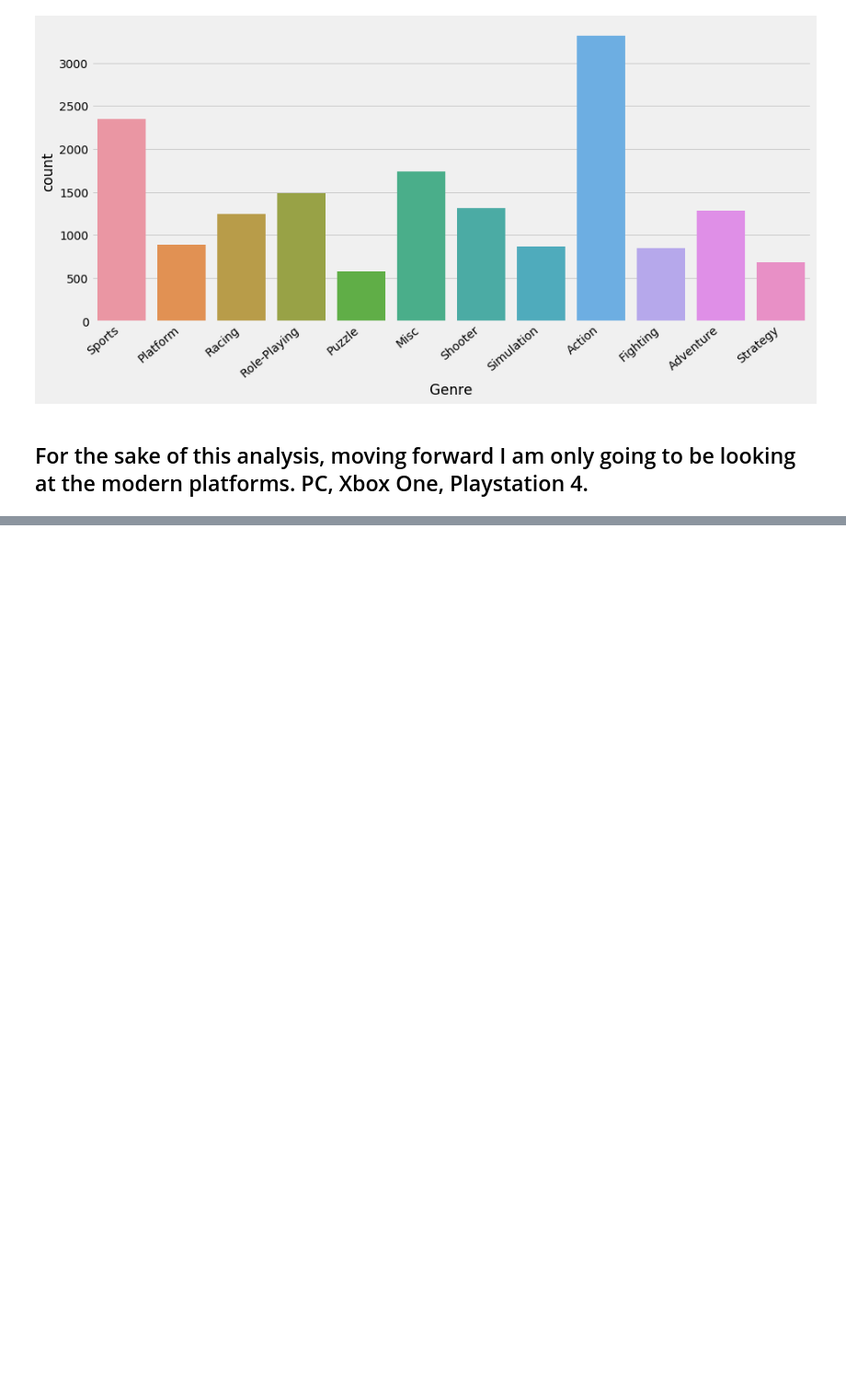
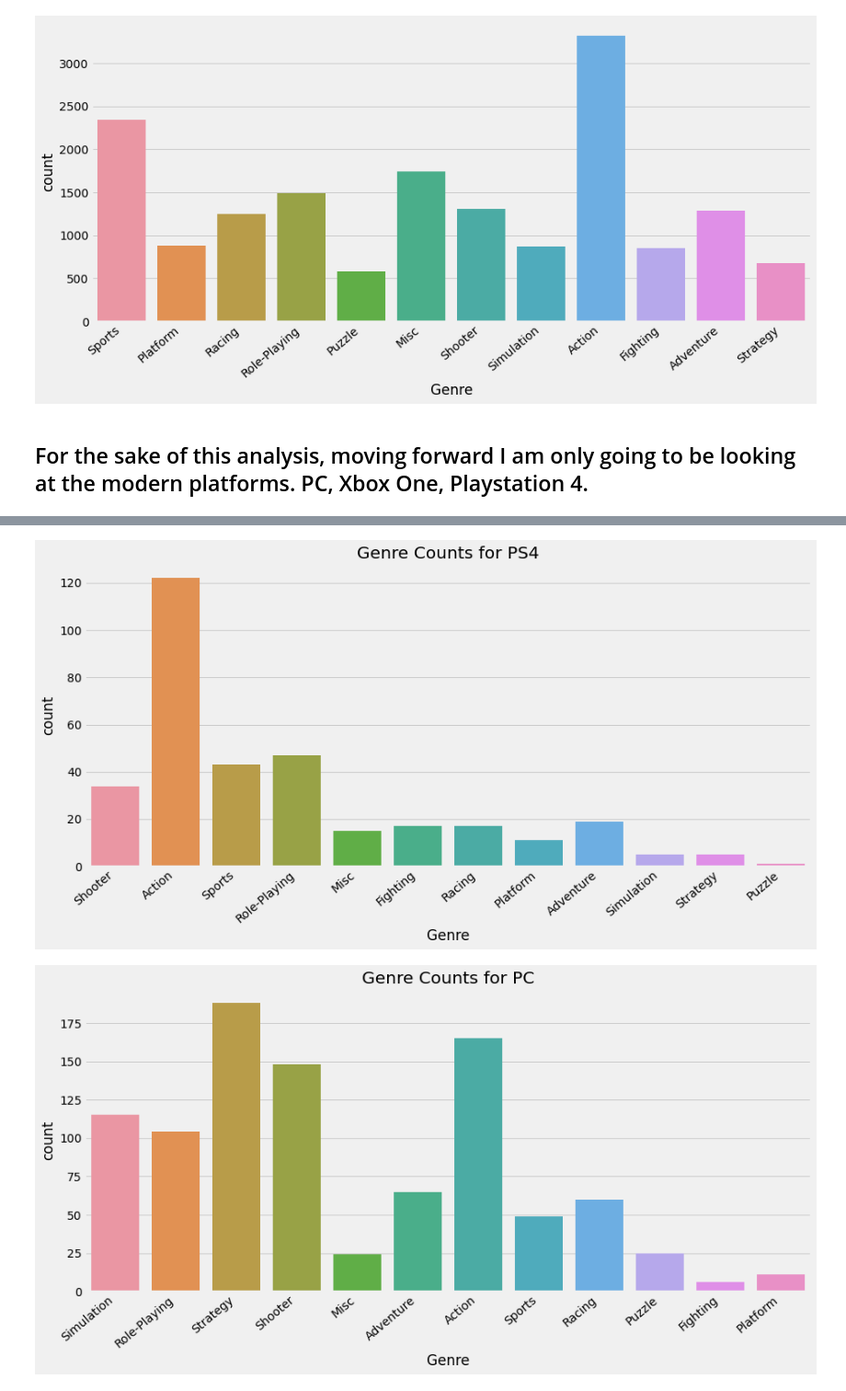
Before and after one commit to michaelbeebe123/video_game_sales, a Jupyter notebook: video_games.ipynb, the cells around one changed output, grey strips where cells are left out. Shown: that part at 92% size. Saved outputs shown, nothing was run; the diff lists cells and outputs as text; code cells hidden in the pictures; blank space fills up the shorter version.

Commit message:
breaking down the data for each modern platform

```diff
--- a/video_games.ipynb
+++ b/video_games.ipynb
@@ -224,3 +224,11 @@ plt.show()
 # %% [markdown]
 For the sake of this analysis, moving forward I am only going to be looking at the modern platforms. PC, Xbox One, Playstation 4.
 --
+# %%
+df2 = df1[np.logical_or.reduce([
+    df1['Platform'] == 'PS4',
+    df1['Platform'] == 'PC',
+    df1['Platform'] == 'XOne'
+])]
+
+df2
@@ -226,0 +275,12 @@ For the sake of this analysis, moving forward I am only going to be looking at t
+# %%
+for i in df2['Platform'].unique():
+    fig = plt.figure(figsize=(12, 5))
+    ax = fig.add_axes([0,0,1,1])
+    sns.countplot(x='Genre', data=df2.loc[df2['Platform'] == str(i)], ax=ax)
+    plt.title(f'Genre Counts for {i}')
+    ax.set_xticklabels(ax.get_xticklabels(), rotation=40, ha="right")
+    plt.tight_layout()
+    plt.show()
+# %% [output]
+[figure, added]
+[figure, added]
```
Also changed, not shown: parts of 7 cells of this notebook.
